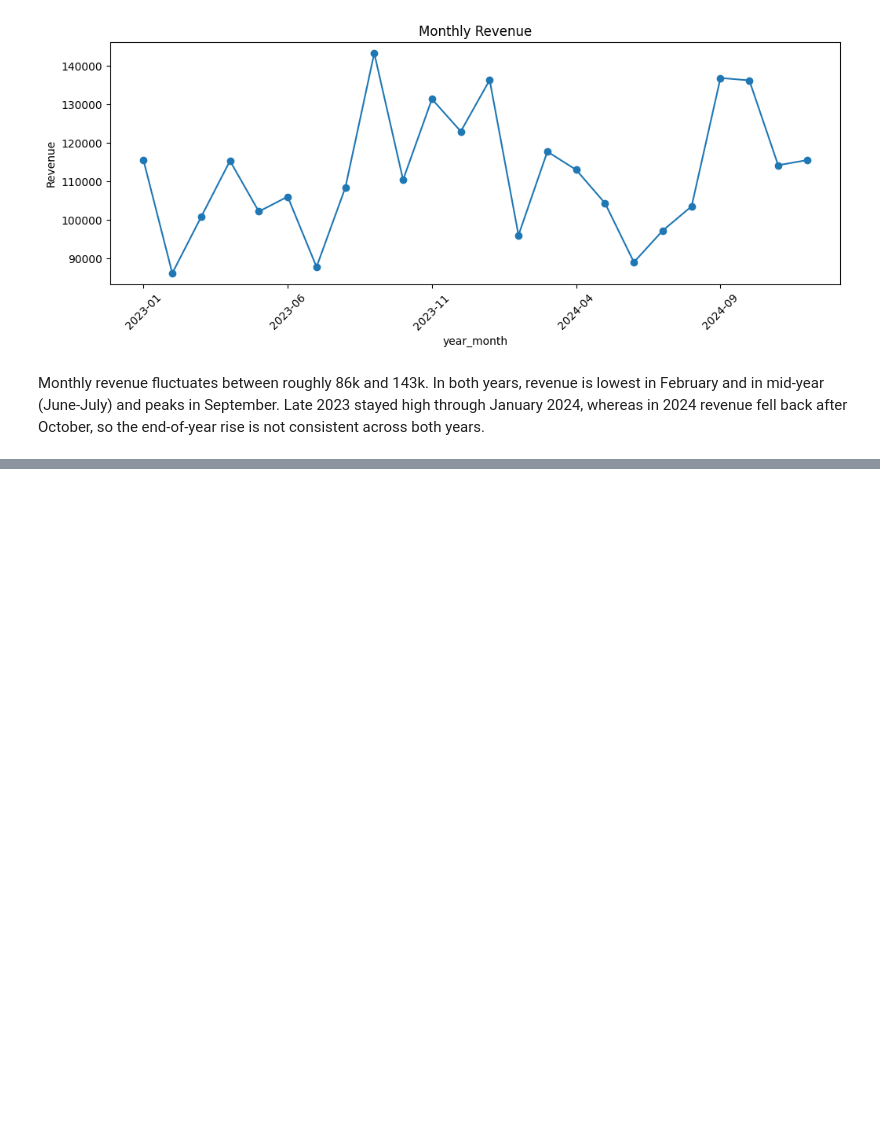
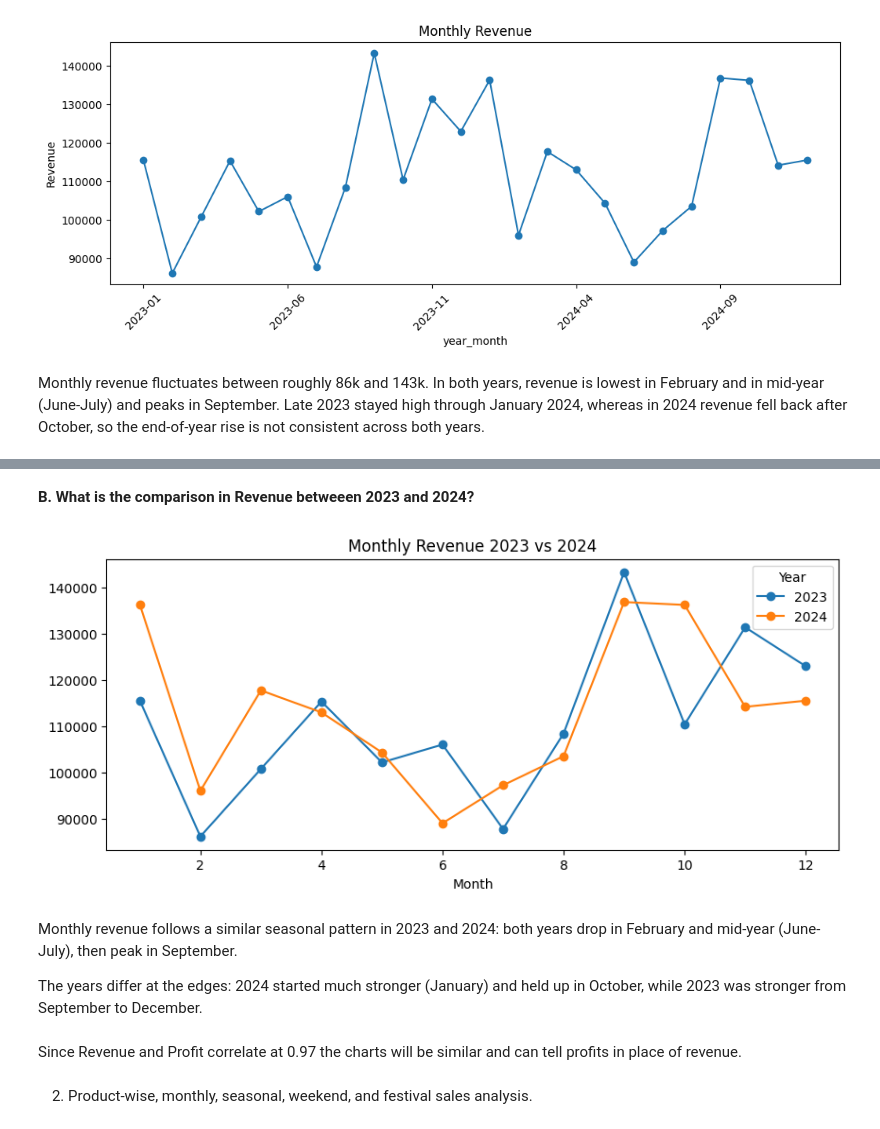
Before and after one commit to yabasahilda2004/Bakery_Sales, a Jupyter notebook: bakery.ipynb, the cells around one changed output, grey strips where cells are left out. Saved outputs shown, nothing was run; the diff lists cells and outputs as text; code cells hidden in the pictures; blank space fills up the shorter version.

Commit message:
Answered questions on product-wise, monthly, seasonal, weekend, and festival sales analysis.

```diff
--- a/bakery.ipynb
+++ b/bakery.ipynb
@@ -243,5 +243,5 @@ Holi                  244
 New Year              231
 Name: count, dtype: int64
 # %%
-df['Festival'] = (df['Festival'] != 'None').astype(int)
+df['is_festival'] = (df['Festival'] != 'None').astype(int)
 # %%
@@ -345,0 +384,16 @@ Monthly revenue fluctuates between roughly 86k and 143k. In both years, revenue
+# %% [markdown]
+**B. What is the comparison in Revenue betweeen 2023 and 2024?**
+# %%
+yr_comp = df.pivot_table(index='Month', columns='Year',values='Revenue',aggfunc='sum')
+yr_comp.plot(marker='o',figsize=(10,4),title='Monthly Revenue 2023 vs 2024')
+plt.show()
+# %% [output]
+[figure, added]
+# %% [markdown]
+Monthly revenue follows a similar seasonal pattern in 2023 and 2024: both years drop in February and mid-year (June-July), then peak in September.
+
+The years differ at the edges: 2024 started much stronger (January) and held up in October, while 2023 was stronger from September to December.
+# %% [markdown]
+Since Revenue and Profit correlate at 0.97 the charts will be similar and can tell profits in place of revenue.
+# %% [markdown]
+2. Product-wise, monthly, seasonal, weekend, and festival sales analysis.
```
Also changed, not shown: parts of 18 cells of this notebook.
